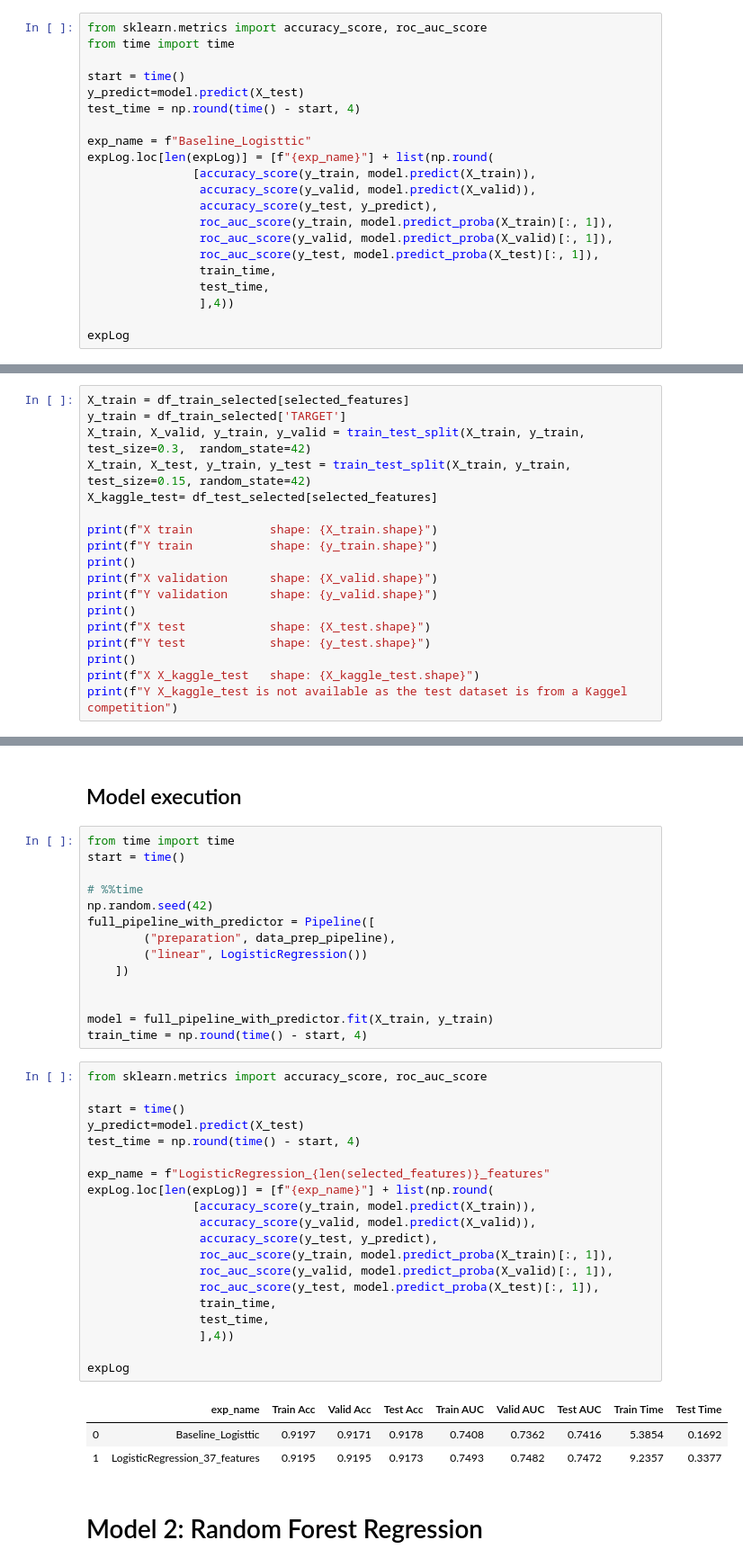
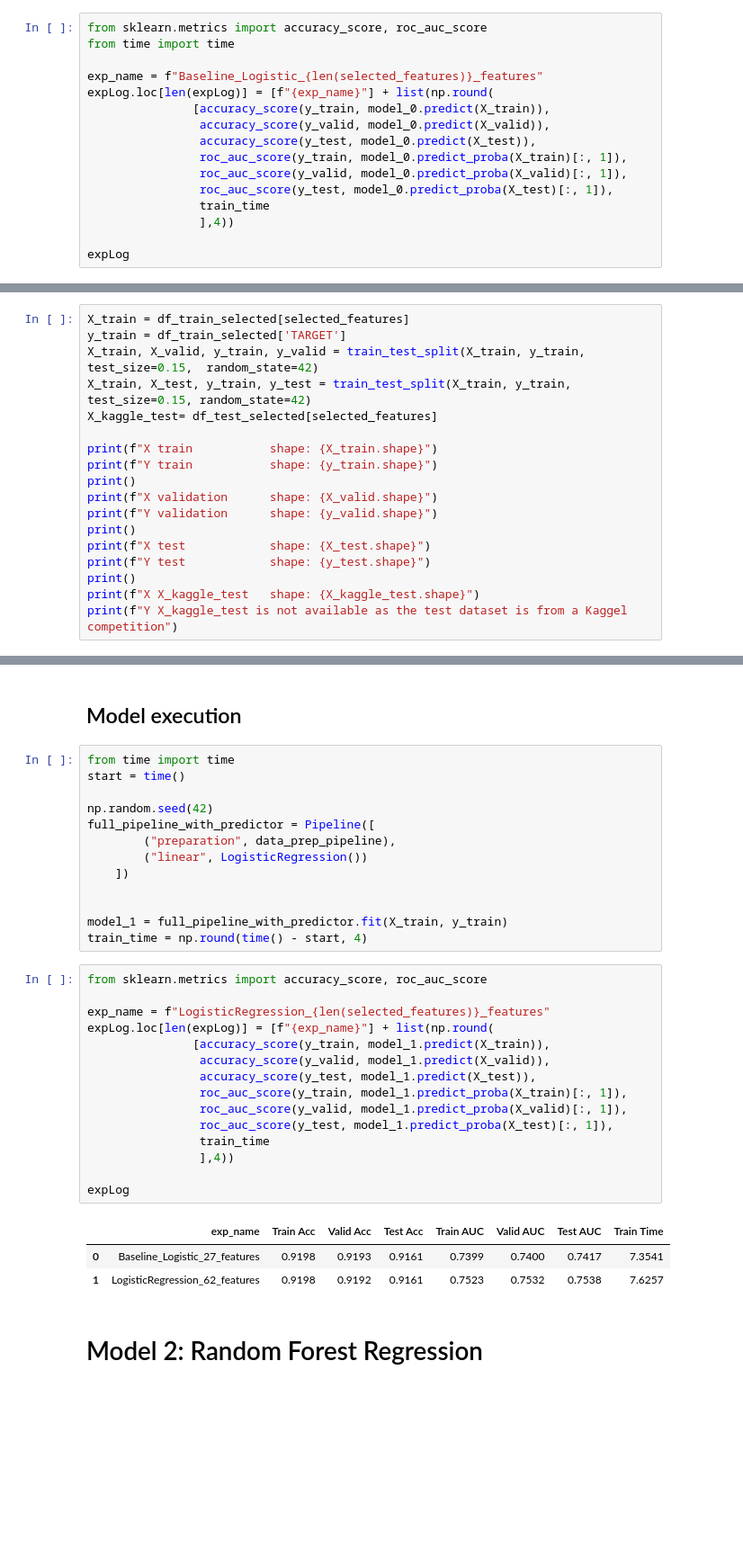
Before and after one commit to kpimparkar/SP20_AML_Project, a Jupyter notebook: Group11_Phase2_Notebook.ipynb, the cells around one changed output, grey strips where cells are left out. Shown at 90% size. Cells and saved outputs as stored; diff of their text form; blank space fills up the shorter version.

```diff
--- a/Group11_Phase2_Notebook.ipynb
+++ b/Group11_Phase2_Notebook.ipynb
@@ -1999,20 +2016,15 @@ np.round(accuracy_score(y_train, model.predict(X_train)), 3)
 from sklearn.metrics import accuracy_score, roc_auc_score
 from time import time
 
-start = time()
-y_predict=model.predict(X_test)
-test_time = np.round(time() - start, 4)
-
-exp_name = f"Baseline_Logisttic"
+exp_name = f"Baseline_Logistic_{len(selected_features)}_features"
 expLog.loc[len(expLog)] = [f"{exp_name}"] + list(np.round(
-               [accuracy_score(y_train, model.predict(X_train)),
-                accuracy_score(y_valid, model.predict(X_valid)),
-                accuracy_score(y_test, y_predict),
-                roc_auc_score(y_train, model.predict_proba(X_train)[:, 1]),
-                roc_auc_score(y_valid, model.predict_proba(X_valid)[:, 1]),
-                roc_auc_score(y_test, model.predict_proba(X_test)[:, 1]),
-                train_time,
-                test_time,
+               [accuracy_score(y_train, model_0.predict(X_train)),
+                accuracy_score(y_valid, model_0.predict(X_valid)),
+                accuracy_score(y_test, model_0.predict(X_test)),
+                roc_auc_score(y_train, model_0.predict_proba(X_train)[:, 1]),
+                roc_auc_score(y_valid, model_0.predict_proba(X_valid)[:, 1]),
+                roc_auc_score(y_test, model_0.predict_proba(X_test)[:, 1]),
+                train_time
                 ],4))
 
 expLog
@@ -2111,7 +2149,7 @@ Index(['SK_ID_CURR', 'TARGET', 'DAYS_REGISTRATION', 'FLAG_DOCUMENT_3',
 # %%
 X_train = df_train_selected[selected_features]
 y_train = df_train_selected['TARGET']
-X_train, X_valid, y_train, y_valid = train_test_split(X_train, y_train, test_size=0.3,  random_state=42)
+X_train, X_valid, y_train, y_valid = train_test_split(X_train, y_train, test_size=0.15,  random_state=42)
 X_train, X_test, y_train, y_test = train_test_split(X_train, y_train, test_size=0.15, random_state=42)
 X_kaggle_test= df_test_selected[selected_features]
 
@@ -2218,7 +2260,6 @@ data_prep_pipeline = FeatureUnion(transformer_list=[
 from time import time
 start = time()
 
-# %%time
 np.random.seed(42)
 full_pipeline_with_predictor = Pipeline([
         ("preparation", data_prep_pipeline),
@@ -2226,32 +2267,27 @@ full_pipeline_with_predictor = Pipeline([
     ])
 
 
-model = full_pipeline_with_predictor.fit(X_train, y_train)
+model_1 = full_pipeline_with_predictor.fit(X_train, y_train)
 train_time = np.round(time() - start, 4)
 # %%
 from sklearn.metrics import accuracy_score, roc_auc_score
 
-start = time()
-y_predict=model.predict(X_test)
-test_time = np.round(time() - start, 4)
-
 exp_name = f"LogisticRegression_{len(selected_features)}_features"
 expLog.loc[len(expLog)] = [f"{exp_name}"] + list(np.round(
-               [accuracy_score(y_train, model.predict(X_train)),
-                accuracy_score(y_valid, model.predict(X_valid)),
-                accuracy_score(y_test, y_predict),
-                roc_auc_score(y_train, model.predict_proba(X_train)[:, 1]),
-                roc_auc_score(y_valid, model.predict_proba(X_valid)[:, 1]),
-                roc_auc_score(y_test, model.predict_proba(X_test)[:, 1]),
-                train_time,
-                test_time,
+               [accuracy_score(y_train, model_1.predict(X_train)),
+                accuracy_score(y_valid, model_1.predict(X_valid)),
+                accuracy_score(y_test, model_1.predict(X_test)),
+                roc_auc_score(y_train, model_1.predict_proba(X_train)[:, 1]),
+                roc_auc_score(y_valid, model_1.predict_proba(X_valid)[:, 1]),
+                roc_auc_score(y_test, model_1.predict_proba(X_test)[:, 1]),
+                train_time
                 ],4))
 
 expLog
 # %% [output]
-|  | exp_name | Train Acc | Valid Acc | Test Acc | Train AUC | Valid AUC | Test AUC | Train Time | Test Time |
-| 0 | Baseline_Logisttic | 0.9197 | 0.9171 | 0.9178 | 0.7408 | 0.7362 | 0.7416 | 5.3854 | 0.1692 |
-| 1 | LogisticRegression_37_features | 0.9195 | 0.9195 | 0.9173 | 0.7493 | 0.7482 | 0.7472 | 9.2357 | 0.3377 |
+|  | exp_name | Train Acc | Valid Acc | Test Acc | Train AUC | Valid AUC | Test AUC | Train Time |
+| 0 | Baseline_Logistic_27_features | 0.9198 | 0.9193 | 0.9161 | 0.7399 | 0.7400 | 0.7417 | 7.3541 |
+| 1 | LogisticRegression_62_features | 0.9198 | 0.9192 | 0.9161 | 0.7523 | 0.7532 | 0.7538 | 7.6257 |
 # %% [markdown]
 # Model 2: Random Forest Regression
 # %% [markdown]
```
Also changed, not shown: parts of 39 cells of this notebook.
